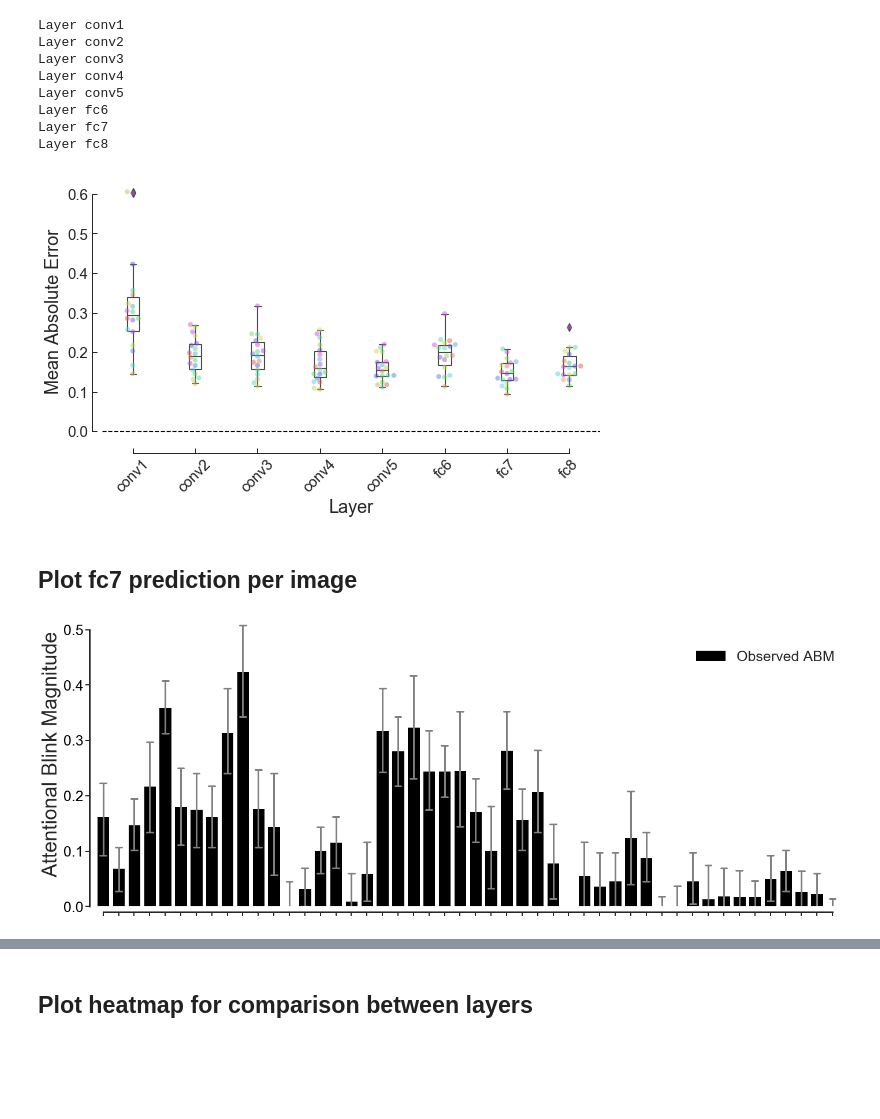
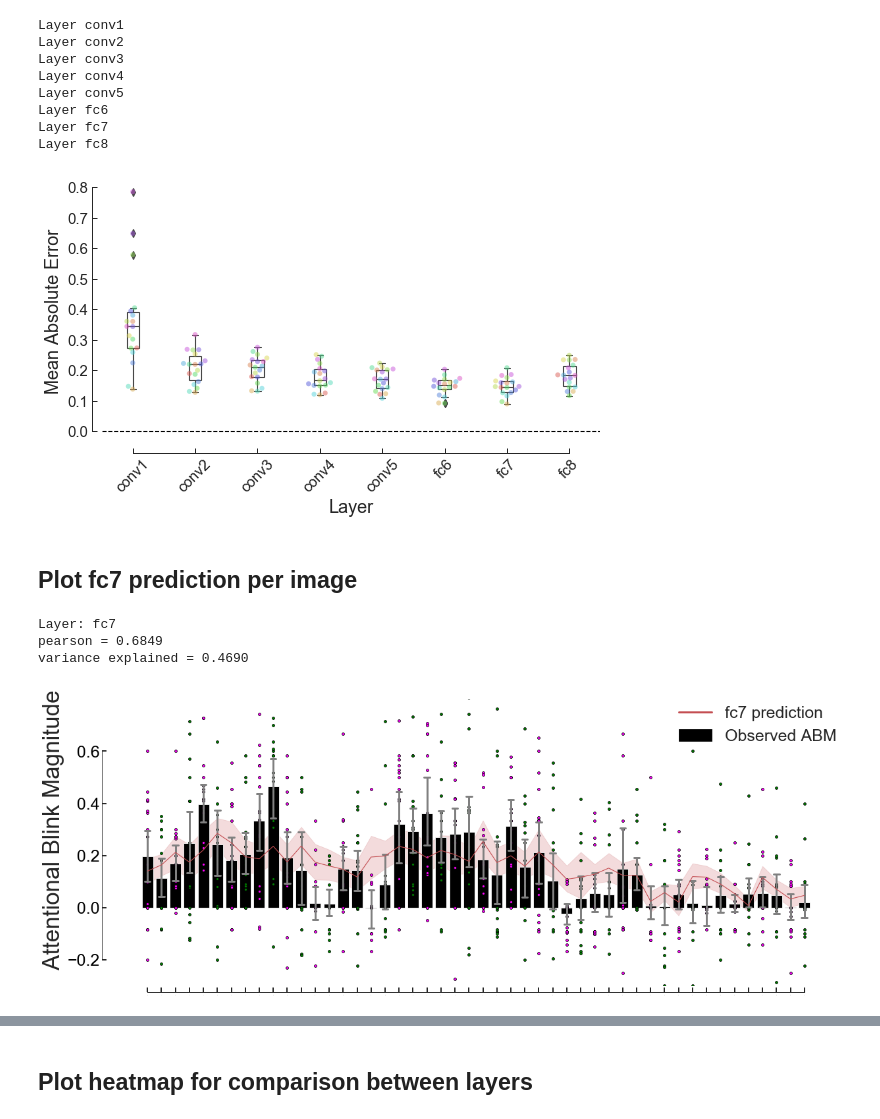
Before and after one commit to Charestlab/abdcnn, a Jupyter notebook: code/Plot_results.ipynb, the cells around one changed output, grey strips where cells are left out. Drawn from its saved outputs; the diff is of its cells as text; code cells hidden in the pictures; blank space fills up the shorter version.

```diff
--- a/code/Plot_results.ipynb
+++ b/code/Plot_results.ipynb
@@ -219,7 +235,7 @@ for layer in layers:
     for sub in range(AB.shape[0]):
         y_true = AB[sub, :]
         # first iteration is the un-permutated (real) prediction
-        perm = glob.glob(os.path.join(data_folder, f'{layer}_prediction.npy'))[0]
+        perm = glob.glob(os.path.join(data_folder, f'test_{layer}_prediction.npy'))[0]
         perm = np.load(perm)
         y_pred = perm[sub, :]
         errors.append(MAE(y_true, y_pred))
@@ -271,14 +287,19 @@ plt.tight_layout()
 save_to = os.path.join(plot_folder, 'layer_MAE.pdf')
 plt.savefig(save_to, bbox_inches='tight')
 # %% [output]
-[figure, old version]
+[figure, new version]
 # %% [markdown]
 ## Plot fc7 prediction per image
 # %%
 layer = 'fc7'
-layer_path = os.path.join(data_folder, f'{layer}_prediction.npy')
+layer_path = os.path.join(data_folder, f'test_{layer}_prediction.npy')
 y_hat = np.load(layer_path)
+#AB = np.loadtxt(os.path.join(data_folder, 'ABmag_allsubs.txt'))
+AB_df = pd.read_csv('../data/ABM_subs.csv')
+AB = np.zeros((len(np.unique(AB_df['subject'])), 48))
 
+for x, s in enumerate(np.unique(AB_df['subject'])):
+    AB[x, :] =  AB_df[AB_df['subject'] == s]['ABM'].values
 # n subjects and images
 ns  = AB.shape[0]
 ni = AB.shape[1]
@@ -292,35 +313,60 @@ for sub in range(ns):
     tmp['image'] = np.arange(ni)
 
     df_3 = pd.concat((df_3, tmp))
+
+tmp = df_3.groupby(('image'), as_index=False).mean()
+r, p = pearsonr(tmp['prediction'], tmp['ABM'])
+
+print(f'Layer: {layer}')
+print(f'pearson = {r:.4f}')
+print(f'variance explained = {r**2:.4f}')
+# %% [output]
+Layer: fc7
+pearson = 0.6849
+variance explained = 0.4690
 # %%
 plt.figure(figsize=(20,8))
 
-sns.barplot(x='image', y='ABM', data=df_3, ci=85, color='black', errcolor='grey', errwidth=3, capsize=0.4)
+sns.barplot(x='image', y='ABM', data=df_3, ci=95, color='black', errcolor='grey', errwidth=3, capsize=0.4, zorder=1)
+#ax = sns.stripplot(x='image', y='ABM', hue='subject', data=df_3)
+#sns.stripplot(x='image', y='ABM', hue='subject', data=df_3)
+
+
+
+colors = ['magenta', 'green']
+for i in range(48):
+    a = df_3[df_3['image']==i]
+    x = [i]*18
+    plt.scatter(x, a['ABM'].values, color=colors[i%2],
+                edgecolors='black', zorder=100, s=15)
+
+ax = sns.lineplot(x='image', y='prediction', data=df_3, ci=95,markers='d', color ='r', zorder=50)
+plt.setp(ax.lines, zorder=300)
 
 plt.tick_params(width=2, length=7)
 #plt.axhline(y=0.0, color='black', linestyle='--')
 #plt.xlim(-.5, 47.5)
-plt.ylim(-.0, 0.51)
+plt.ylim(-.3, 0.8)
 sns.despine(offset=10, trim=True)
 plt.xticks(size=0)
 plt.yticks(size=25, color='black')
 plt.xlabel('')
 plt.ylabel('    Attentional Blink Magnitude', size=35)
 plt.rcParams['axes.linewidth'] = 3
 
 # Lets add legends
 black_patch = mpatches.Patch(color='black')
-handles = [Line2D([0], [0], color='r', lw=0, linestyle='-'), black_patch]
-labels =['', 'Observed ABM']
+handles = [Line2D([0], [0], color='r', lw=3, linestyle='-'), black_patch]
+labels =['fc7 prediction', 'Observed ABM']
 
 
 l = plt.legend(handles, labels, loc=1,
                borderaxespad=0., frameon=False,
                prop={'size': 25})
 
-plt.tight_layout()
+#plt.tight_layout()
 
-save_to = os.path.join(plot_folder, 'fc_ABM_pred_noline.pdf')
+save_to = os.path.join(plot_folder, 'fc_ABM_pred.pdf')
 plt.savefig(save_to, bbox_inches='tight')
 # %% [output]
-[figure, old version]
+[figure, new version]
```
Also changed, not shown: parts of 27 cells of this notebook, 2 other files.
